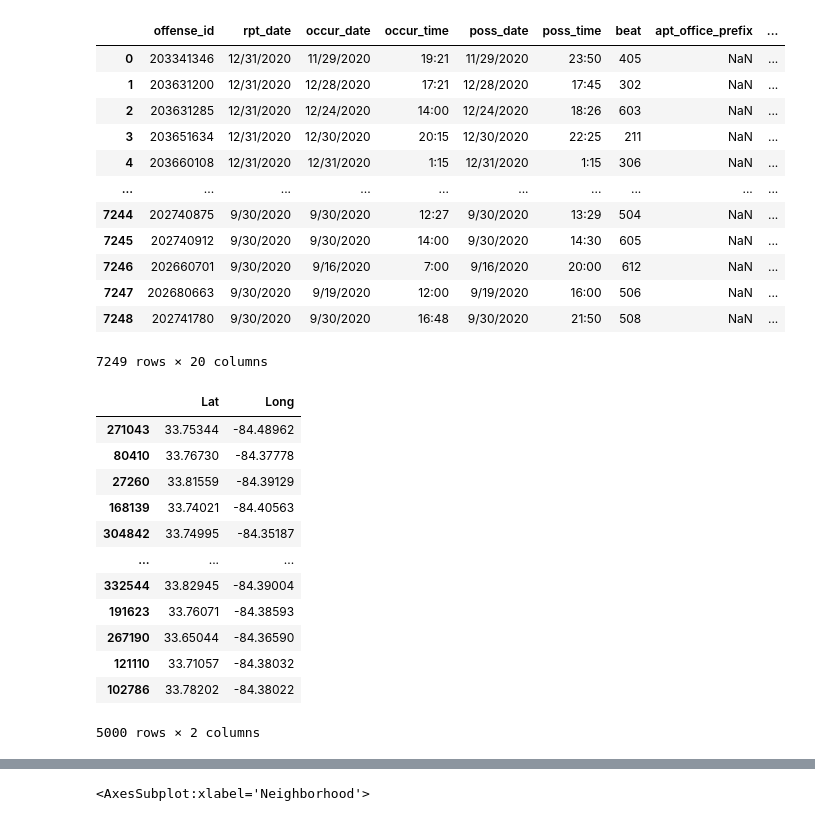
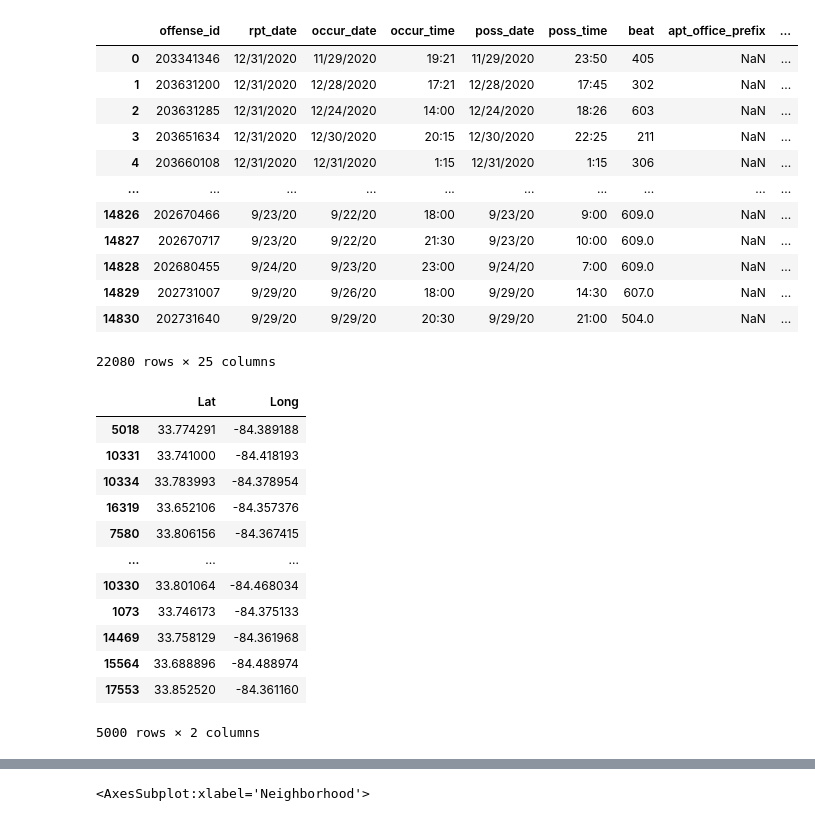
Before and after one commit to iiiramal/project-1-team-4, a Jupyter notebook: WhereIsTheMostCrime.ipynb, the cells around one changed output, grey strips where cells are left out. Cells and saved outputs as stored; diff of their text form; code cells hidden in the pictures.

```diff
--- a/WhereIsTheMostCrime.ipynb
+++ b/WhereIsTheMostCrime.ipynb
@@ -6,52 +6,56 @@ gmaps.configure(api_key='AIzaSyBPQoR32HQf72G6EhblqVPoRArwkXU18Rc')
 # %%
 cobra_09_path = "data/COBRA-2009-2019.csv"
 cobra_20_path = "data/COBRA-2020.csv"
 cobra_21_path = "data/COBRA-2021.csv"
 
 cobra_09 = pd.read_csv(cobra_09_path,low_memory=False)
 cobra_20 = pd.read_csv(cobra_20_path,low_memory=False)
 cobra_21 = pd.read_csv(cobra_21_path,low_memory=False)
+cobra_20_old=pd.read_csv('data/COBRA-2020-Old.csv',low_memory=False)
+cobra_20=pd.concat([cobra_20,cobra_20_old])
 
 cobra_09=cobra_09.rename(columns={'Latitude':'Lat','Longitude':'Long'})
 cobra_20=cobra_20.rename(columns={'lat':'Lat','long':'Long'})
+cobra_20_old=cobra_20_old.rename(columns={'lat':'Lat','long':'Long'})
 cobra_21=cobra_21.rename(columns={'lat':'Lat','long':'Long'})
 cobra_09_s=cobra_09.sample(5000)
 cobra_20_s=cobra_20.sample(5000)
 cobra_21_s=cobra_21.sample(5000)
 cobra_20
 # %% [output]
 |  | offense_id | rpt_date | occur_date | occur_time | poss_date | poss_time | beat | apt_office_prefix | ... |
 | 0 | 203341346 | 12/31/2020 | 11/29/2020 | 19:21 | 11/29/2020 | 23:50 | 405 | NaN | ... |
 | 1 | 203631200 | 12/31/2020 | 12/28/2020 | 17:21 | 12/28/2020 | 17:45 | 302 | NaN | ... |
 | 2 | 203631285 | 12/31/2020 | 12/24/2020 | 14:00 | 12/24/2020 | 18:26 | 603 | NaN | ... |
 | 3 | 203651634 | 12/31/2020 | 12/30/2020 | 20:15 | 12/30/2020 | 22:25 | 211 | NaN | ... |
 | 4 | 203660108 | 12/31/2020 | 12/31/2020 | 1:15 | 12/31/2020 | 1:15 | 306 | NaN | ... |
 | ... | ... | ... | ... | ... | ... | ... | ... | ... | ... |
-| 7244 | 202740875 | 9/30/2020 | 9/30/2020 | 12:27 | 9/30/2020 | 13:29 | 504 | NaN | ... |
-| 7245 | 202740912 | 9/30/2020 | 9/30/2020 | 14:00 | 9/30/2020 | 14:30 | 605 | NaN | ... |
-| 7246 | 202660701 | 9/30/2020 | 9/16/2020 | 7:00 | 9/16/2020 | 20:00 | 612 | NaN | ... |
-| 7247 | 202680663 | 9/30/2020 | 9/19/2020 | 12:00 | 9/19/2020 | 16:00 | 506 | NaN | ... |
-| 7248 | 202741780 | 9/30/2020 | 9/30/2020 | 16:48 | 9/30/2020 | 21:50 | 508 | NaN | ... |
+| 14826 | 202670466 | 9/23/20 | 9/22/20 | 18:00 | 9/23/20 | 9:00 | 609.0 | NaN | ... |
+| 14827 | 202670717 | 9/23/20 | 9/22/20 | 21:30 | 9/23/20 | 10:00 | 609.0 | NaN | ... |
+| 14828 | 202680455 | 9/24/20 | 9/23/20 | 23:00 | 9/24/20 | 7:00 | 609.0 | NaN | ... |
+| 14829 | 202731007 | 9/29/20 | 9/26/20 | 18:00 | 9/29/20 | 14:30 | 607.0 | NaN | ... |
+| 14830 | 202731640 | 9/29/20 | 9/29/20 | 20:30 | 9/29/20 | 21:00 | 504.0 | NaN | ... |
-7249 rows × 20 columns
+22080 rows × 25 columns
 # %%
 locations_09=cobra_09_s[['Lat','Long']]
 locations_20=cobra_20_s[['Lat','Long']]
 locations_21=cobra_21_s[['Lat','Long']]
 locations_combined=locations_09.append(locations_20).append(locations_21)
-locations_09
+
+locations_20
 # %% [output]
 |  | Lat | Long |
-| 271043 | 33.75344 | -84.48962 |
-| 80410 | 33.76730 | -84.37778 |
-| 27260 | 33.81559 | -84.39129 |
-| 168139 | 33.74021 | -84.40563 |
-| 304842 | 33.74995 | -84.35187 |
+| 5018 | 33.774291 | -84.389188 |
+| 10331 | 33.741000 | -84.418193 |
+| 10334 | 33.783993 | -84.378954 |
+| 16319 | 33.652106 | -84.357376 |
+| 7580 | 33.806156 | -84.367415 |
 | ... | ... | ... |
-| 332544 | 33.82945 | -84.39004 |
-| 191623 | 33.76071 | -84.38593 |
-| 267190 | 33.65044 | -84.36590 |
-| 121110 | 33.71057 | -84.38032 |
-| 102786 | 33.78202 | -84.38022 |
+| 10330 | 33.801064 | -84.468034 |
+| 1073 | 33.746173 | -84.375133 |
+| 14469 | 33.758129 | -84.361968 |
+| 15564 | 33.688896 | -84.488974 |
+| 17553 | 33.852520 | -84.361160 |
 5000 rows × 2 columns
 # %%
 fig1 = gmaps.figure()
```
Also changed, not shown: parts of 2 cells of this notebook, 4 other files.
